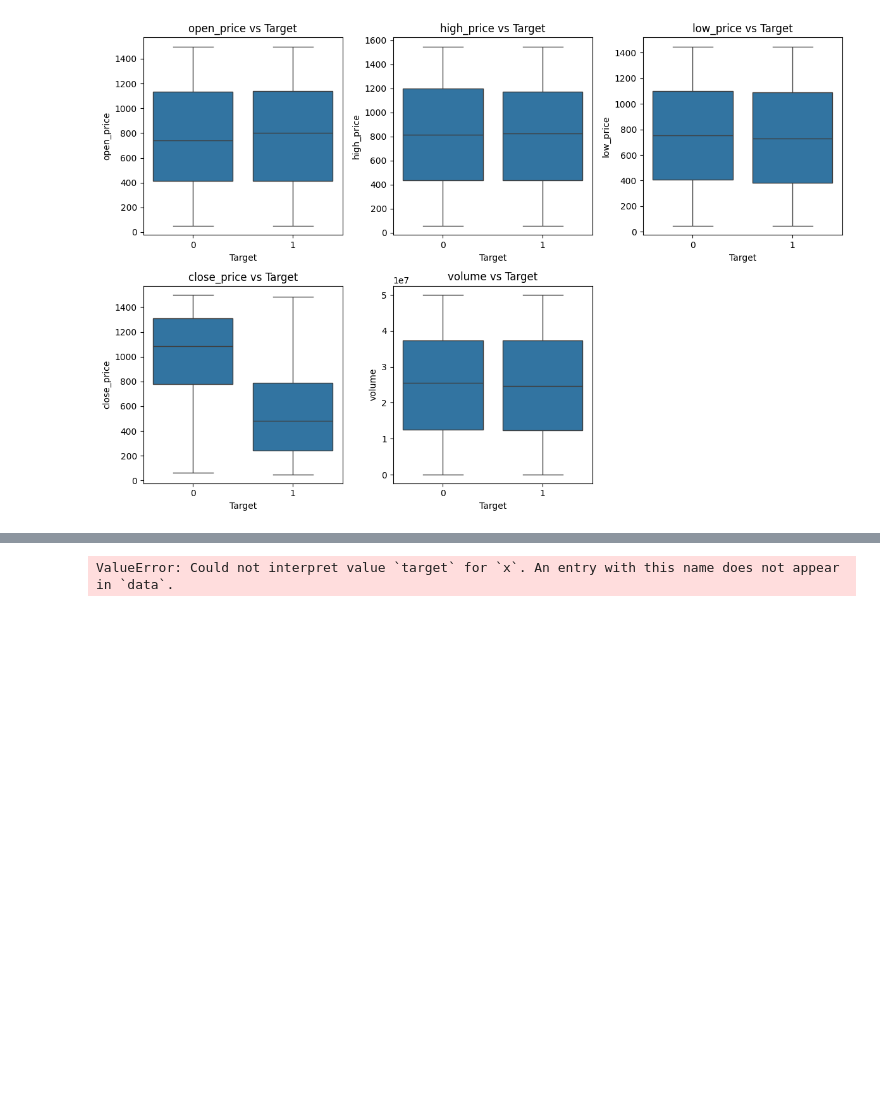
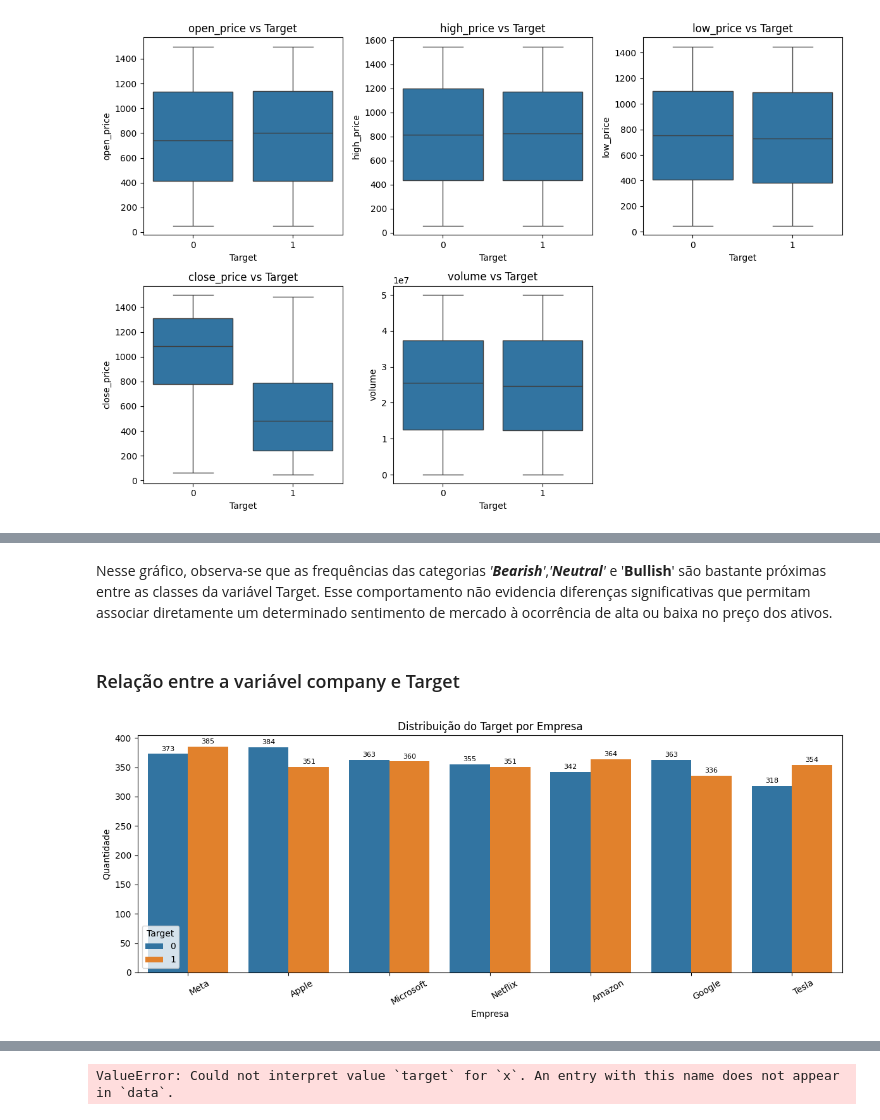
Before and after one commit to Vieiraligia/Data-Science-and-Analytics, a Jupyter notebook: MVP Machine Learning e Analytics/MVP_MachineLearningAnalytics.ipynb, the cells around one changed output, grey strips where cells are left out. Drawn from its saved outputs; the diff is of its cells as text; code cells hidden in the pictures; blank space fills up the shorter version.

```diff
--- a/MVP Machine Learning e Analytics/MVP_MachineLearningAnalytics.ipynb
+++ b/MVP Machine Learning e Analytics/MVP_MachineLearningAnalytics.ipynb
@@ -357,0 +352,40 @@ Você pode fazer boxplots por target:
+# %% [markdown]
+Nesse gráfico, observa-se que as frequências das categorias <i>'<b>Bearish</b>'</i>,<i>'<b>Neutral</b>'</i> e </i>'<b>Bullish</b>'</i> são bastante próximas entre as classes da variável Target. Esse comportamento não evidencia diferenças significativas que permitam associar diretamente um determinado sentimento de mercado à ocorrência de alta ou baixa no preço dos ativos.
+# %% [markdown]
+### Relação entre a variável company e Target
+# %%
+# Ordena as empresas pela quantidade total de registros
+order = (
+    df["company"]
+    .value_counts()
+    .index
+)
+
+plt.figure(figsize=(12,5))
+
+ax = sns.countplot(
+    data=df,
+    x="company",
+    hue="Target",
+    order=order
+)
+
+# Adiciona os valores sobre as barras
+for container in ax.containers:
+    ax.bar_label(
+        container,
+        fmt='%d',
+        fontsize=8,
+        padding=2
+    )
+
+plt.title("Distribuição do Target por Empresa")
+plt.xlabel("Empresa")
+plt.ylabel("Quantidade")
+
+plt.xticks(rotation=30, ha="left")
+
+plt.tight_layout()
+plt.show()
+# %% [output]
+[figure, added]
```
Also changed, not shown: parts of 17 cells of this notebook.
